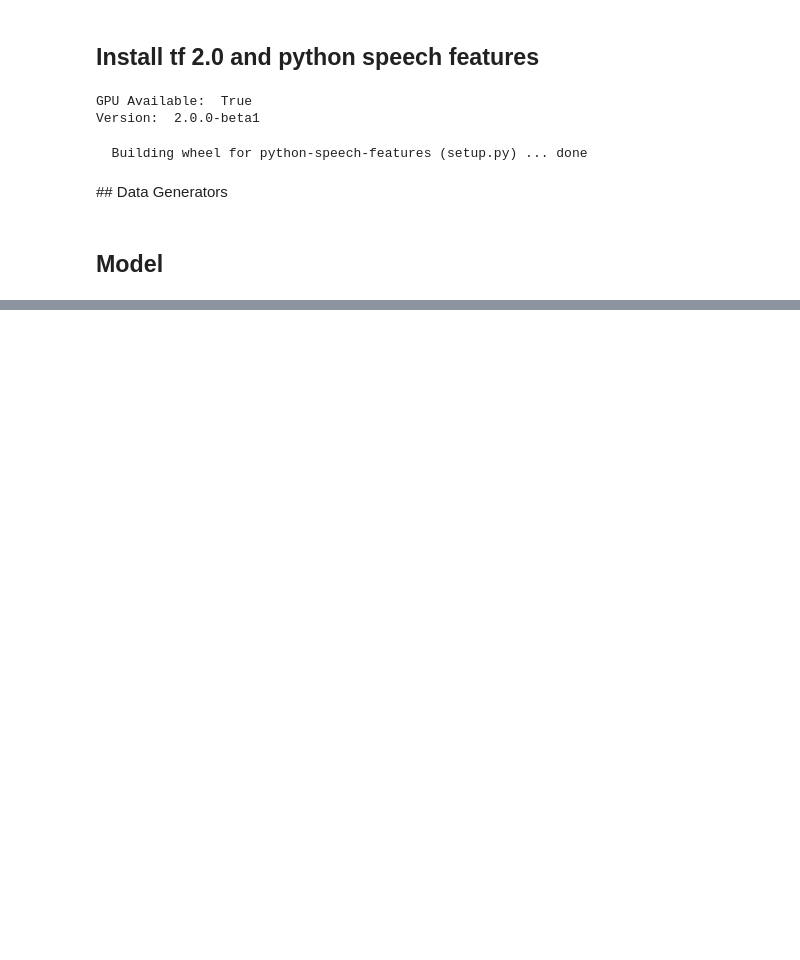
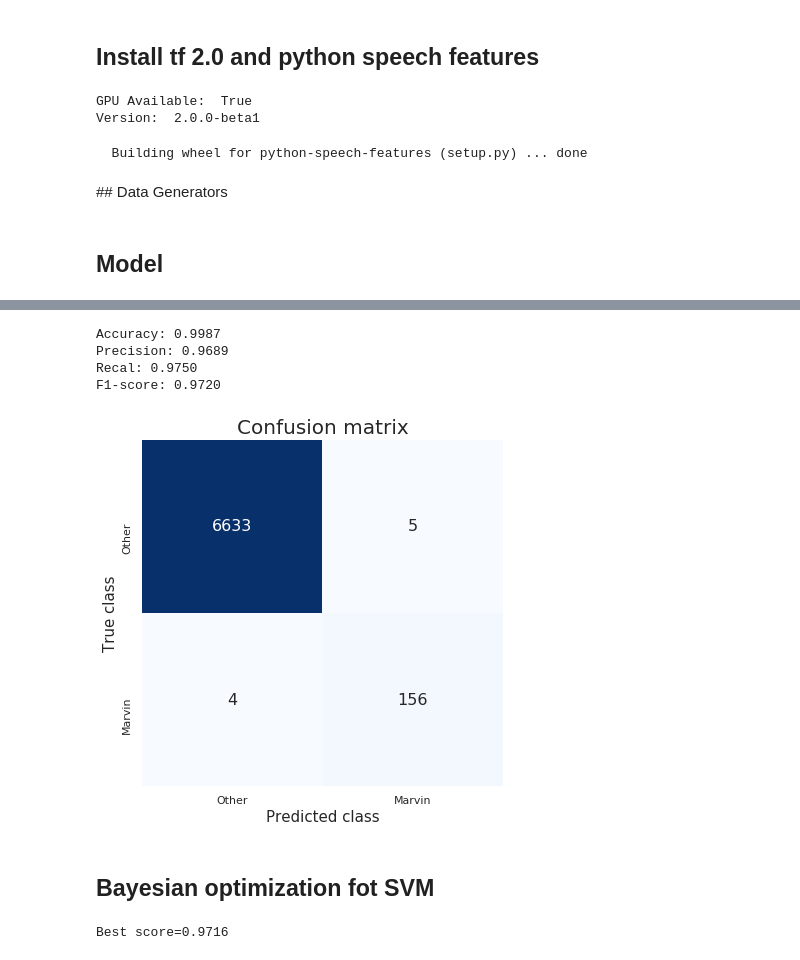
Before and after one commit to Mmiglio/SpeechRecognition, a Jupyter notebook: notebooks/Inception.ipynb, the cells around one changed output, grey strips where cells are left out. Drawn from its saved outputs; the diff is of its cells as text; code cells hidden in the pictures; blank space fills up the shorter version.

Commit message:
Inception + OC-SVM + Bayesian Hyperparameters Optimization

```diff
--- a/notebooks/Inception.ipynb
+++ b/notebooks/Inception.ipynb
@@ -413,0 +412,16 @@ Saved training history to drive
+# %%
+from analysisFunctions import showResultsOC
+
+oc_svm = svm.OneClassSVM(gamma=best_parameters_svm['gamma'], nu=best_parameters_svm['nu'])
+ocmodel = oc_svm.fit(X_train_transformed)
+
+val_pred = oc_svm.predict(X_val_transformed)
+showResultsOC(val_pred, val_true)
+# %% [output]
+Accuracy: 0.9987
+Precision: 0.9689
+Recal: 0.9750
+F1-score: 0.9720
+[figure, added]
+# %% [markdown]
+## Bayesian optimization fot SVM
@@ -413,0 +452,8 @@ Saved training history to drive
+# %%
+from skopt import gp_minimize
+
+res_gp = gp_minimize(objective, space, n_calls=30, random_state=0, n_jobs=-1, verbose=False)
+
+print("Best score={:.4f}".format(-res_gp.fun))
+# %% [output]
+Best score=0.9716
```
Also changed, not shown: parts of 30 cells of this notebook.
